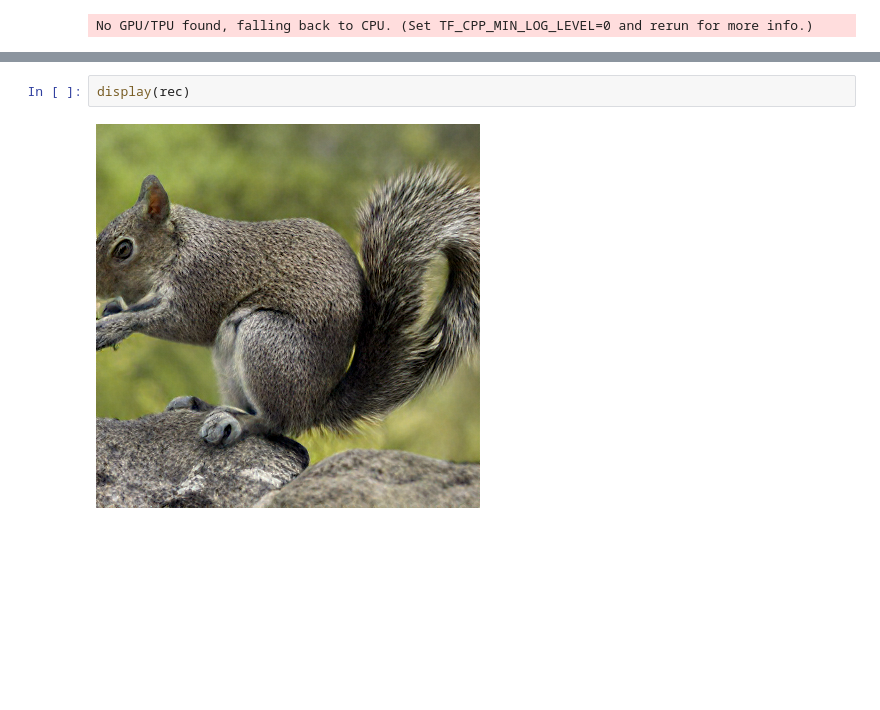
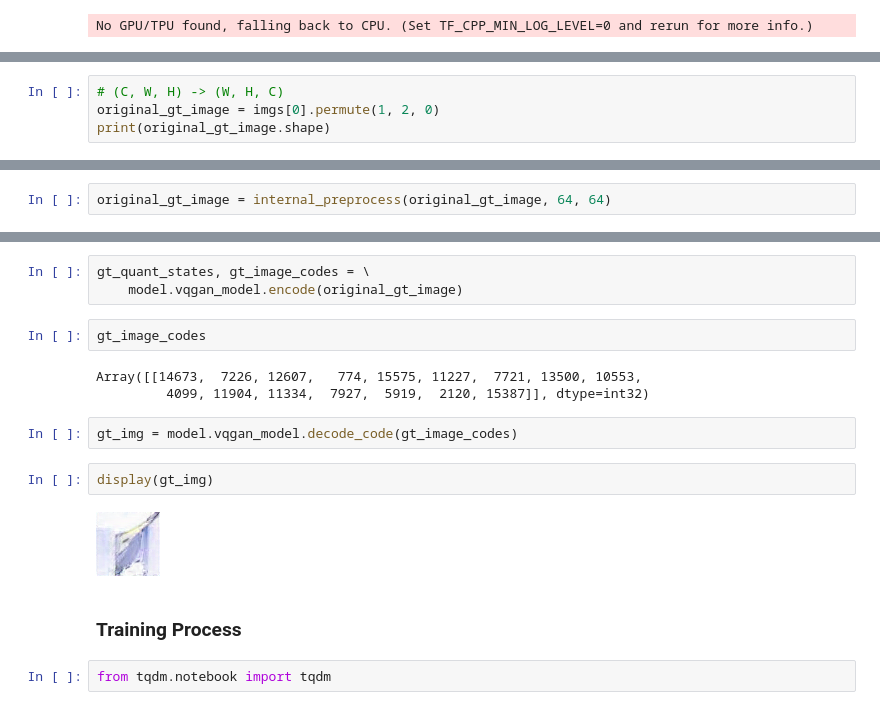
Before and after one commit to MiscellaneousStuff/dall-e, a Jupyter notebook: main.ipynb, the cells around one changed output, grey strips where cells are left out. Cells and saved outputs as stored; diff of their text form; blank space fills up the shorter version.

```diff
--- a/main.ipynb
+++ b/main.ipynb
@@ -29,0 +436,4 @@ rec                   = vqgan_model.decode(quant_states)
+# %%
+# (C, W, H) -> (W, H, C)
+original_gt_image = imgs[0].permute(1, 2, 0)
+print(original_gt_image.shape)
@@ -29,0 +446,2 @@ rec                   = vqgan_model.decode(quant_states)
+# %%
+original_gt_image = internal_preprocess(original_gt_image, 64, 64)
@@ -30,4 +472,18 @@ rec                   = vqgan_model.decode(quant_states)
+# %%
+gt_quant_states, gt_image_codes = \
+    model.vqgan_model.encode(original_gt_image)
+# %%
+gt_image_codes
+# %% [output]
+Array([[14673,  7226, 12607,   774, 15575, 11227,  7721, 13500, 10553,
+         4099, 11904, 11334,  7927,  5919,  2120, 15387]], dtype=int32)
+# %%
+gt_img = model.vqgan_model.decode_code(gt_image_codes)
 # %%
-display(rec)
+display(gt_img)
 # %% [output]
-[figure, old version]
+[figure, new version]
+# %% [markdown]
+### Training Process
+# %%
+from tqdm.notebook import tqdm
```
Also changed, not shown: parts of 51 cells of this notebook, 9 other files.
